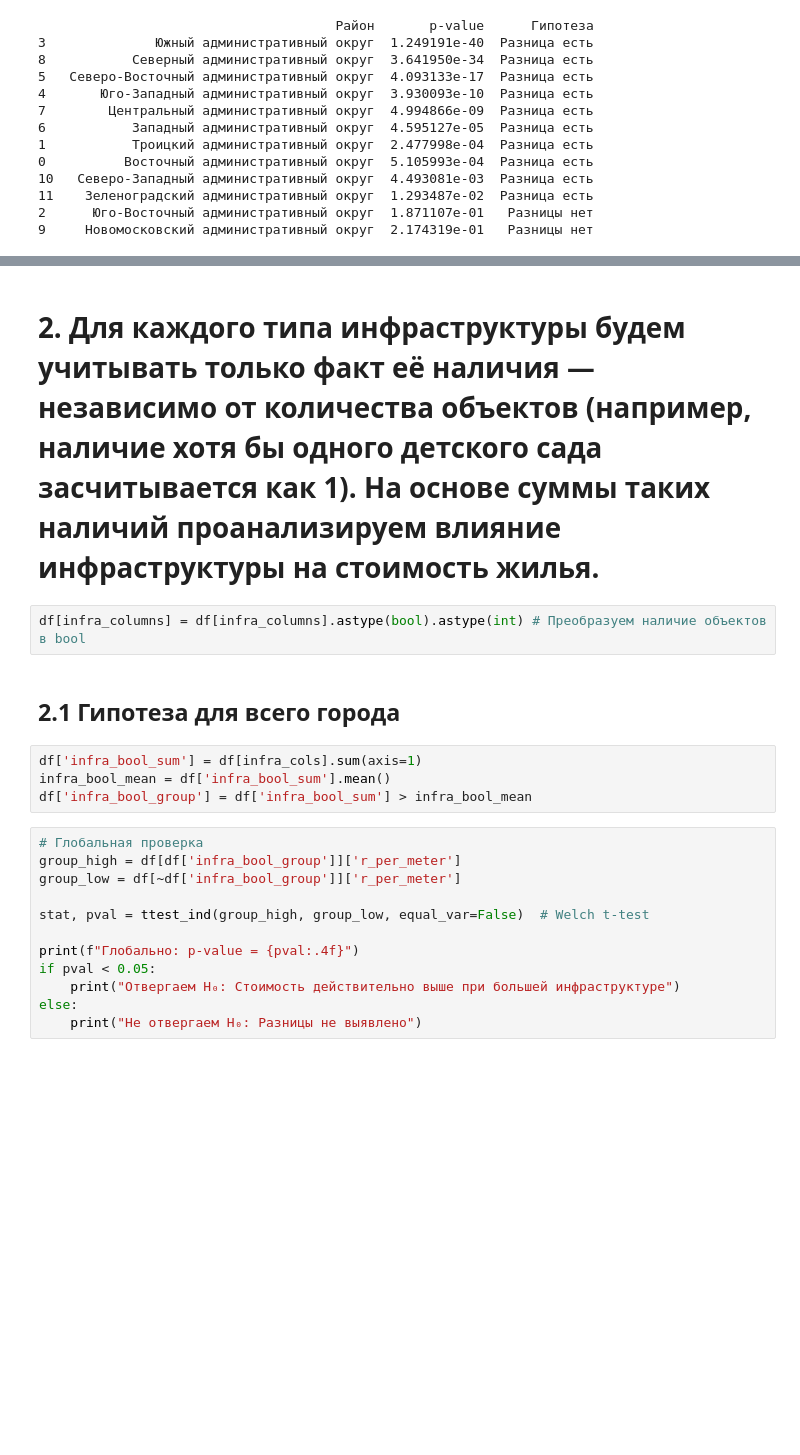
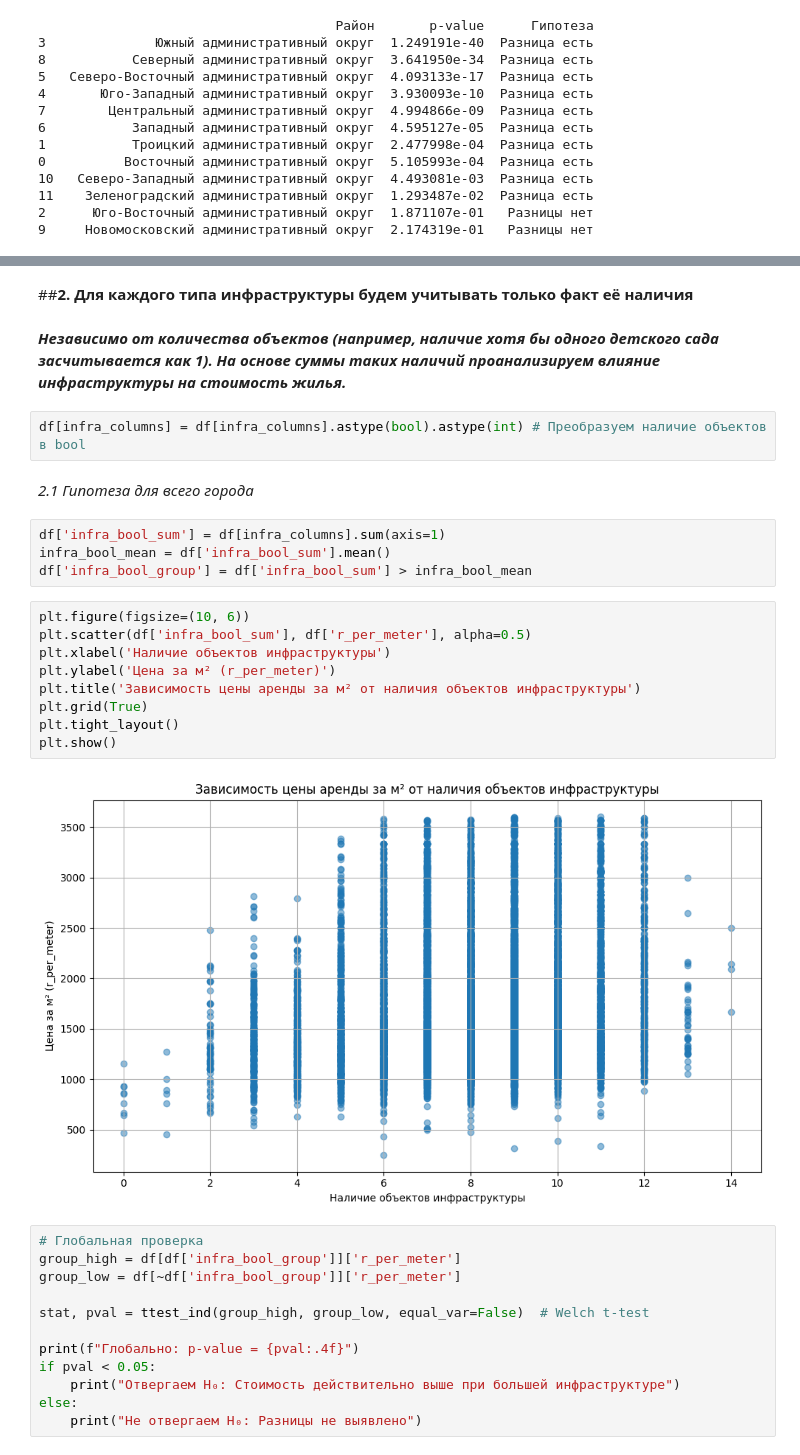
Before and after one commit to Lemekhova/Analysis_of_Housing_Prices, a Jupyter notebook: Hypothese_Infra.ipynb, the cells around one changed output, grey strips where cells are left out. Saved outputs shown, nothing was run; the diff lists cells and outputs as text; blank space fills up the shorter version.

```diff
--- a/Hypothese_Infra.ipynb
+++ b/Hypothese_Infra.ipynb
@@ -317,13 +396,26 @@ print(result_df.sort_values('p-value'))
+# %% [markdown]
+##**2. Для каждого типа инфраструктуры будем учитывать только факт её наличия**
 # %% [markdown]
-# 2. Для каждого типа инфраструктуры будем учитывать только факт её наличия — независимо от количества объектов (например, наличие хотя бы одного детского сада засчитывается как 1). На основе суммы таких наличий проанализируем влияние инфраструктуры на стоимость жилья.
+***Независимо от количества объектов (например, наличие хотя бы одного детского сада засчитывается как 1). На основе суммы таких наличий проанализируем влияние инфраструктуры на стоимость жилья.***
 # %%
 df[infra_columns] = df[infra_columns].astype(bool).astype(int) # Преобразуем наличие объектов в bool
 # %% [markdown]
-## 2.1 Гипотеза для всего города
+*2.1 Гипотеза для всего города*
 # %%
-df['infra_bool_sum'] = df[infra_cols].sum(axis=1)
+df['infra_bool_sum'] = df[infra_columns].sum(axis=1)
 infra_bool_mean = df['infra_bool_sum'].mean()
 df['infra_bool_group'] = df['infra_bool_sum'] > infra_bool_mean
+# %%
+plt.figure(figsize=(10, 6))
+plt.scatter(df['infra_bool_sum'], df['r_per_meter'], alpha=0.5)
+plt.xlabel('Наличие объектов инфраструктуры')
+plt.ylabel('Цена за м² (r_per_meter)')
+plt.title('Зависимость цены аренды за м² от наличия объектов инфраструктуры')
+plt.grid(True)
+plt.tight_layout()
+plt.show()
+# %% [output]
+[figure, added]
 # %%
 # Глобальная проверка
 group_high = df[df['infra_bool_group']]['r_per_meter']
```
Also changed, not shown: parts of 91 cells of this notebook.
